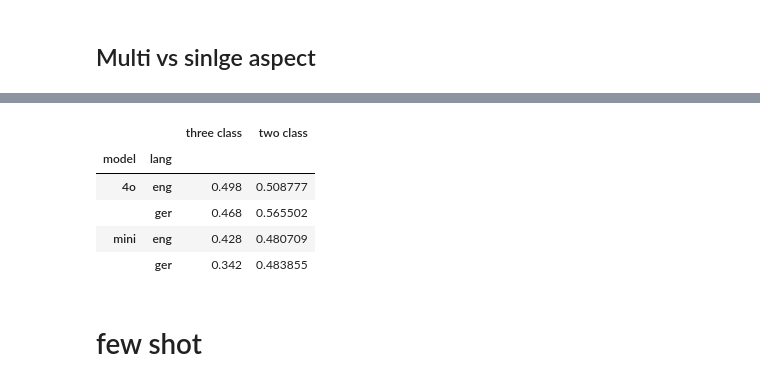
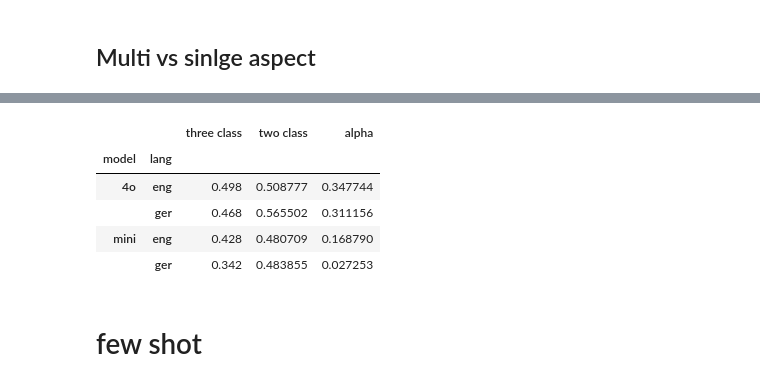
Before and after one commit to LeKonArD/DH25_LLM_poemsim, a Jupyter notebook: Evaluation.ipynb, the cells around one changed output, grey strips where cells are left out. Cells and saved outputs as stored; diff of their text form; code cells hidden in the pictures.

```diff
--- a/Evaluation.ipynb
+++ b/Evaluation.ipynb
@@ -274,12 +302,13 @@ for aspect in prediction.columns:
     both_pred = eval_frame[eval_frame["pred"] == 2].shape[0]
 
     three_class = accuracy_score(eval_frame["true"], eval_frame["pred"])
+    alpha = get_alpha_from_eval_frame(eval_frame)
 
     eval_frame = eval_frame[eval_frame.true != 2]
 
     two_class = accuracy_score(eval_frame["true"], eval_frame["pred"])
 
-    logger.append(["mini","eng", aspect, three_class, two_class, both_true, both_pred])
+    logger.append(["mini","eng", aspect, three_class, two_class, alpha, both_true, both_pred])
 # %%
 data = pd.read_csv("results/eng_baseline_4o_multi.tsv",sep="\t")
 
@@ -314,12 +343,13 @@ for aspect in prediction.columns:
     both_pred = eval_frame[eval_frame["pred"] == 2].shape[0]
 
     three_class = accuracy_score(eval_frame["true"], eval_frame["pred"])
+    alpha = get_alpha_from_eval_frame(eval_frame)
 
     eval_frame = eval_frame[eval_frame.true != 2]
 
     two_class = accuracy_score(eval_frame["true"], eval_frame["pred"])
 
-    logger.append(["4o","eng", aspect, three_class, two_class, both_true, both_pred])
+    logger.append(["4o","eng", aspect, three_class, two_class, alpha, both_true, both_pred])
 # %%
 data = pd.read_csv("results/ger_baseline_4o_multi.tsv",sep="\t")
 
@@ -354,15 +384,16 @@ for aspect in prediction.columns:
     both_pred = eval_frame[eval_frame["pred"] == 2].shape[0]
 
     three_class = accuracy_score(eval_frame["true"], eval_frame["pred"])
+    alpha = get_alpha_from_eval_frame(eval_frame)
 
     eval_frame = eval_frame[eval_frame.true != 2]
 
     two_class = accuracy_score(eval_frame["true"], eval_frame["pred"])
 
-    logger.append(["4o","ger", aspect, three_class, two_class, both_true, both_pred])
+    logger.append(["4o","ger", aspect, three_class, two_class, alpha, both_true, both_pred])
 # %%
 frame = pd.DataFrame(logger)
-frame.columns = ["model","lang", "aspect", "three class","two class", "both_true", "both_pred"]
+frame.columns = ["model","lang", "aspect", "three class","two class", "alpha", "both_true", "both_pred"]
 # %%
 frame
 # %% [output]
@@ -386,12 +417,12 @@ frame
 # %%
-frame.groupby(["model","lang"])[['three class', 'two class']].mean()
+frame.groupby(["model","lang"])[['three class', 'two class', 'alpha']].mean()
 # %% [output]
-|  |  | three class | two class |
-| model | lang |  |  |
-| 4o | eng | 0.498 | 0.508777 |
-|  | ger | 0.468 | 0.565502 |
-| mini | eng | 0.428 | 0.480709 |
-|  | ger | 0.342 | 0.483855 |
+|  |  | three class | two class | alpha |
+| model | lang |  |  |  |
+| 4o | eng | 0.498 | 0.508777 | 0.347744 |
+|  | ger | 0.468 | 0.565502 | 0.311156 |
+| mini | eng | 0.428 | 0.480709 | 0.168790 |
+|  | ger | 0.342 | 0.483855 | 0.027253 |
 # %% [markdown]
 # few shot
 # %%
```
Also changed, not shown: parts of 29 cells of this notebook.
